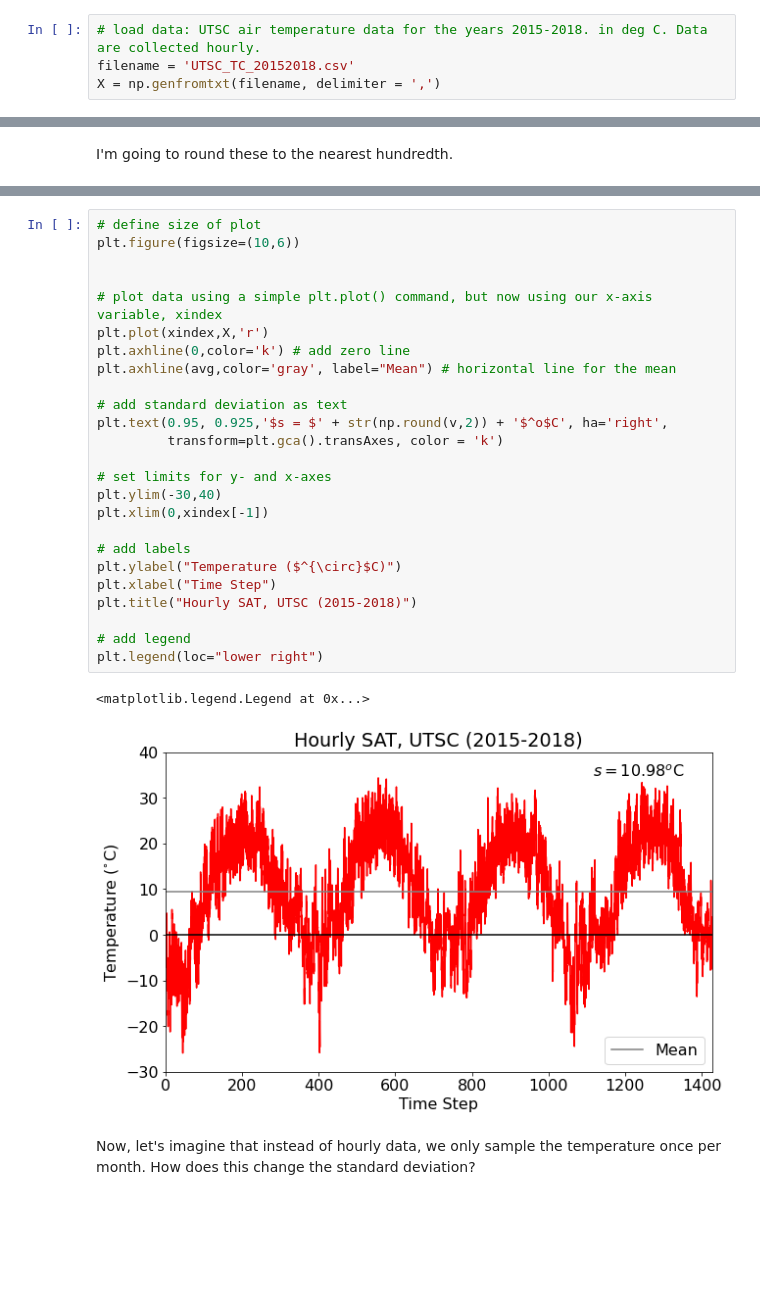
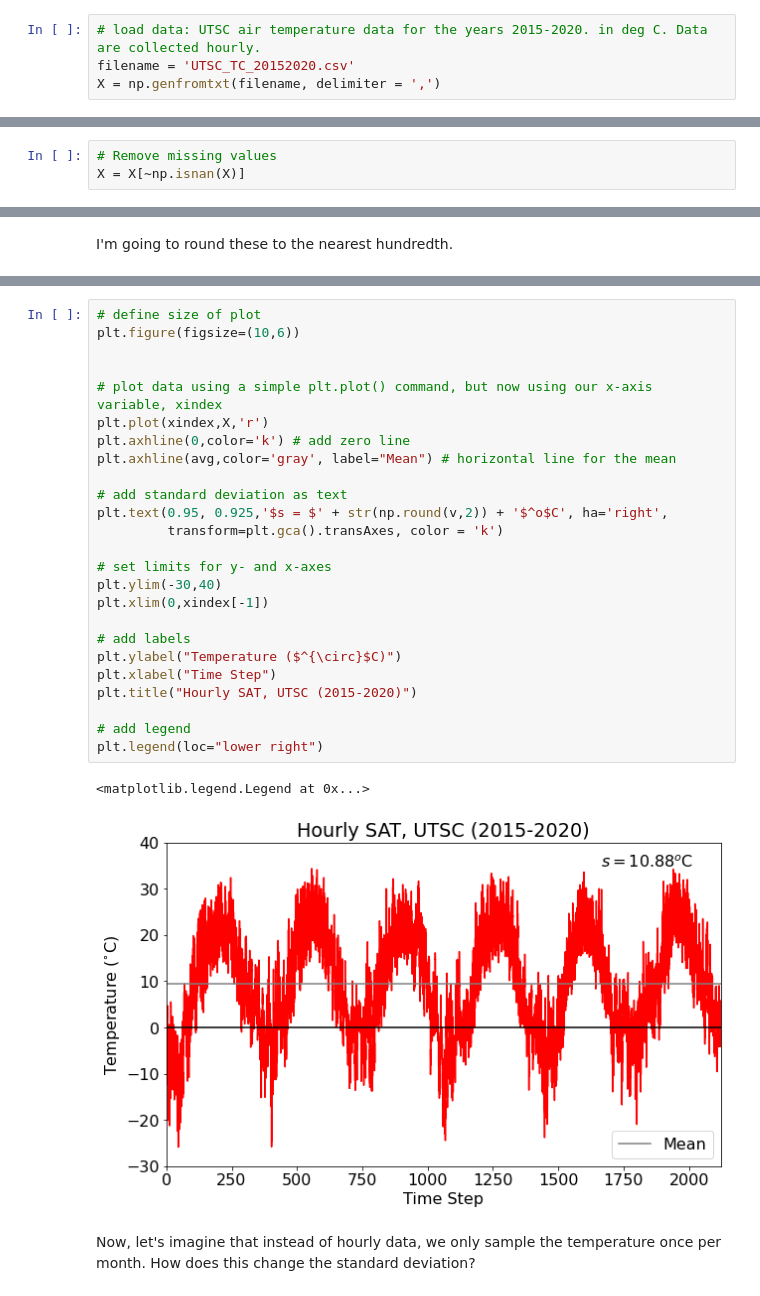
Before and after one commit to kls2177/Climate-and-Geophysical-Data-Analysis, a Jupyter notebook: _build/jupyter_execute/chapters/Week1b/Variance_Example.ipynb, the cells around one changed output, grey strips where cells are left out. Saved outputs shown, nothing was run; the diff lists cells and outputs as text; blank space fills up the shorter version.

```diff
--- a/_build/jupyter_execute/chapters/Week1b/Variance_Example.ipynb
+++ b/_build/jupyter_execute/chapters/Week1b/Variance_Example.ipynb
@@ -15,8 +15,8 @@ mpl.rc('font',size=16) #set default font size and weight for plots
 # %% [markdown]
 Next, we load in the time series data that we will be working with.
 # %%
-# load data: UTSC air temperature data for the years 2015-2018. in deg C. Data are collected hourly.
-filename = 'UTSC_TC_20152018.csv'
+# load data: UTSC air temperature data for the years 2015-2020. in deg C. Data are collected hourly.
+filename = 'UTSC_TC_20152020.csv'
 X = np.genfromtxt(filename, delimiter = ',')
 # %% [markdown]
 Let's adhere to one of our "best practices" when working with data - let's take a look at it.
@@ -49,0 +52,3 @@ Now, let's compute the summary statistics we have looked at so far, the **sample
+# %%
+# Remove missing values
+X = X[~np.isnan(X)]
@@ -65,31 +79,31 @@ We can now replot the data and add our summary statistics to the plot.
 # %%
 # define size of plot
 plt.figure(figsize=(10,6))
 
 
 # plot data using a simple plt.plot() command, but now using our x-axis variable, xindex
 plt.plot(xindex,X,'r')
 plt.axhline(0,color='k') # add zero line
 plt.axhline(avg,color='gray', label="Mean") # horizontal line for the mean
 
 # add standard deviation as text
 plt.text(0.95, 0.925,'$s = $' + str(np.round(v,2)) + '$^o$C', ha='right',
          transform=plt.gca().transAxes, color = 'k')
 
 # set limits for y- and x-axes
 plt.ylim(-30,40)
 plt.xlim(0,xindex[-1])
 
 # add labels
 plt.ylabel("Temperature ($^{\circ}$C)")
 plt.xlabel("Time Step")
-plt.title("Hourly SAT, UTSC (2015-2018)")
+plt.title("Hourly SAT, UTSC (2015-2020)")
 
 # add legend
 plt.legend(loc="lower right")
 # %% [output]
 <matplotlib.legend.Legend at 0x...>
-[figure, old version]
+[figure, new version]
 # %% [markdown]
 Now, let's imagine that instead of hourly data, we only sample the temperature once per month. How does this change the standard deviation?
 # %%
```
Also changed, not shown: parts of 17 cells of this notebook, 32 other files.
